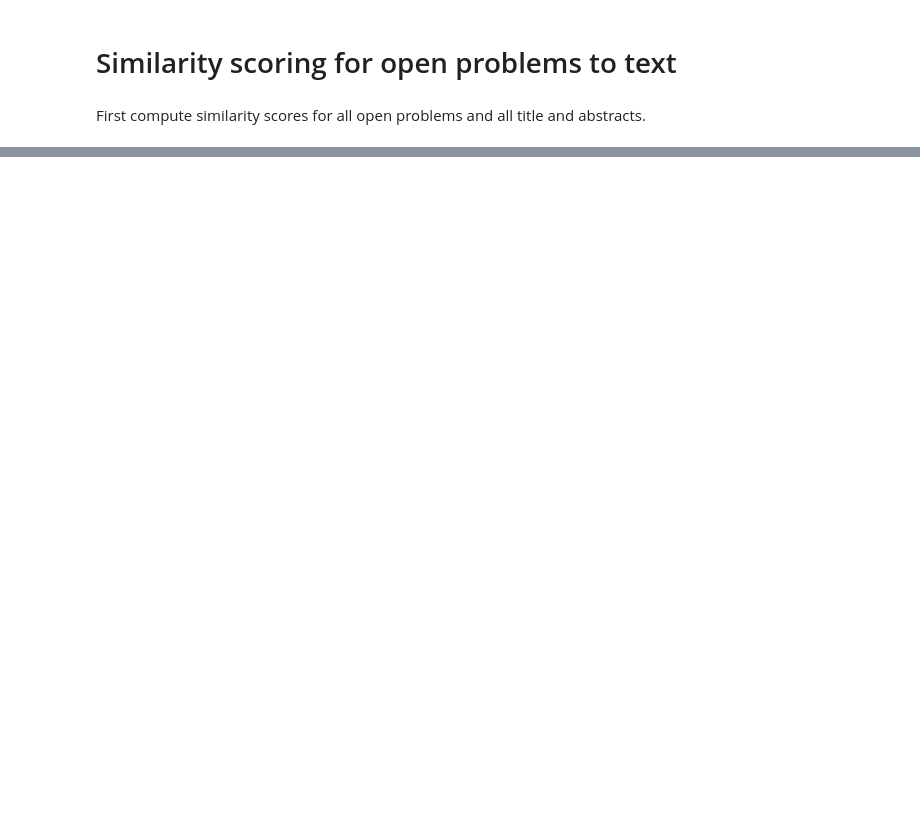
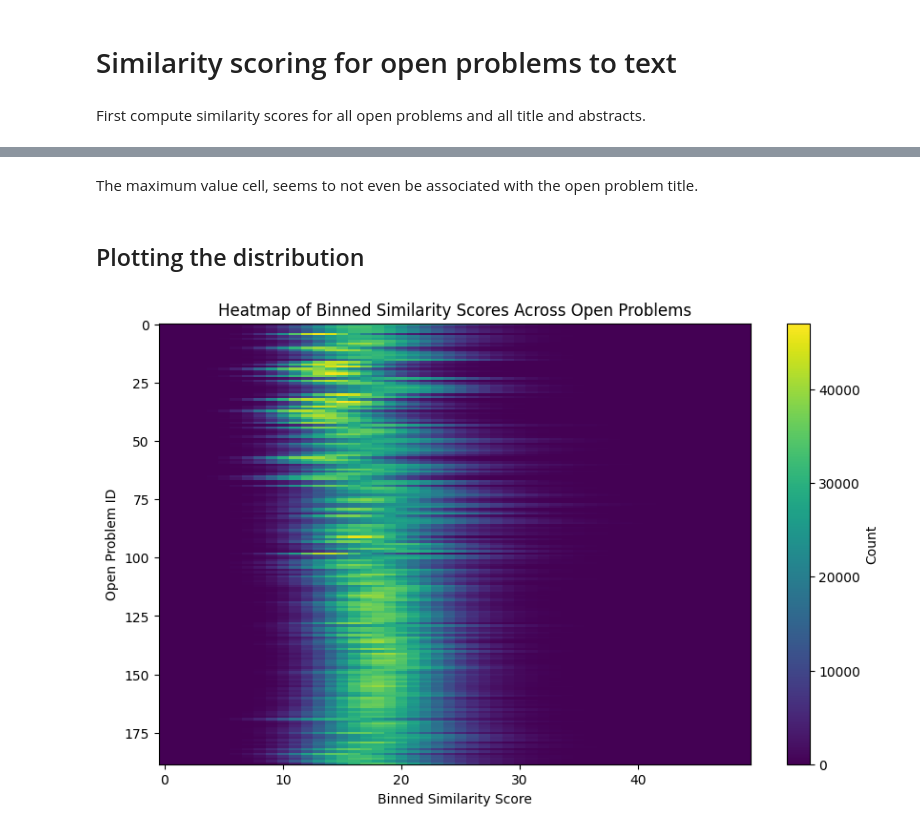
Before and after one commit to angelotalay/opl-analysis, a Jupyter notebook: embeddings.ipynb, the cells around one changed output, grey strips where cells are left out. Cells and saved outputs as stored; diff of their text form; code cells hidden in the pictures; blank space fills up the shorter version.

Commit message:
New figures

```diff
--- a/embeddings.ipynb
+++ b/embeddings.ipynb
@@ -207,0 +228,8 @@ df.to_csv('similarity_scores.csv', index=False)
+# %%
+chunks = pd.read_csv("similarity_scores.csv", chunksize=1000000)
+df_list = []
+
+for chunk in chunks:
+    df_list.append(chunk)
+
+similarity_scores_df = pd.concat(df_list)
@@ -207,0 +299,41 @@ df.to_csv('similarity_scores.csv', index=False)
+# %% [markdown]
+The maximum value cell, seems to not even be associated with the open problem title.
+# %% [markdown]
+## Plotting the distribution
+# %%
+melted_df = similarity_scores_df.melt(id_vars=['open_problem_id'], var_name='abstract', value_name='similarity_score')
+melted_df['abstract_id'] = melted_df['abstract'].str.extract('(\d+)').astype(int)
+# %%
+def distribution_box_plot(dataframe):
+    # Boxplot of similarity scores for each open problem
+    plt.figure(figsize=(14, 8))
+    dataframe.boxplot(column='similarity_score', by='open_problem_id', grid=False, vert=True, patch_artist=True)
+    plt.title('Boxplot of Similarity Scores for Each Open Problem')
+    plt.suptitle('')  # Suppress the default title
+    plt.xlabel('Open Problem ID')
+    plt.ylabel('Similarity Score')
+    plt.xticks(rotation=90)  # Rotate x labels for better readability if needed
+    plt.show()
+
+def distribution_heat_map(dataframe):
+    # Create bins for similarity scores
+    bins = np.linspace(dataframe['similarity_score'].min(), dataframe['similarity_score'].max(), 50)
+    dataframe['binned_score'] = np.digitize(dataframe['similarity_score'], bins)
+
+    # Create a pivot table for the heatmap
+    heatmap_data = dataframe.pivot_table(index='open_problem_id', columns='binned_score', aggfunc='size', fill_value=0)
+
+    plt.figure(figsize=(10, 6))
+    plt.imshow(heatmap_data, aspect='auto', cmap='viridis', interpolation='nearest')
+    plt.colorbar(label='Count')
+    plt.title('Heatmap of Binned Similarity Scores Across Open Problems')
+    plt.xlabel('Binned Similarity Score')
+    plt.ylabel('Open Problem ID')
+
+    # Return the figure object
+    return plt
+# %%
+plot = distribution_heat_map(melted_df)
+plot.savefig("figures/similarity_heatmap.png", format="png", dpi=300)
+# %% [output]
+[figure, added]
```
Also changed, not shown: parts of 13 cells of this notebook, 1 other file.
